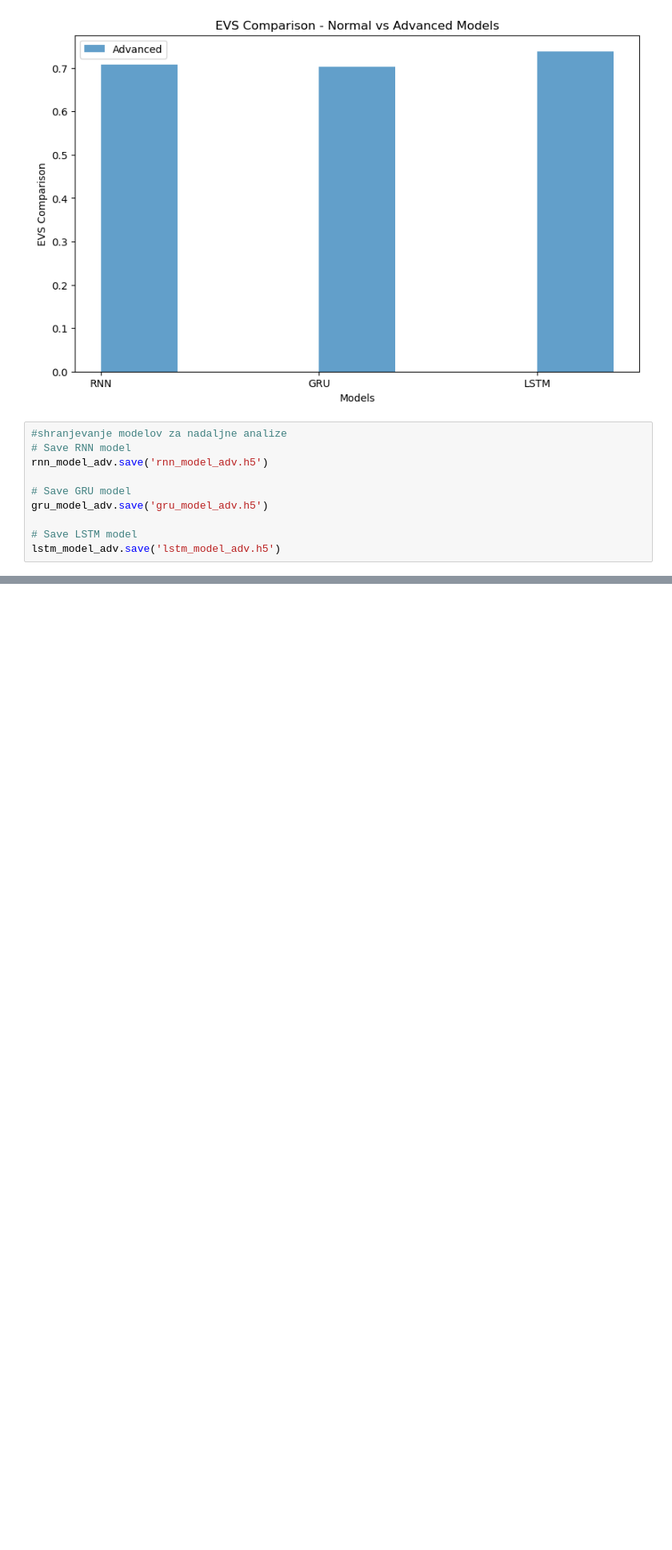
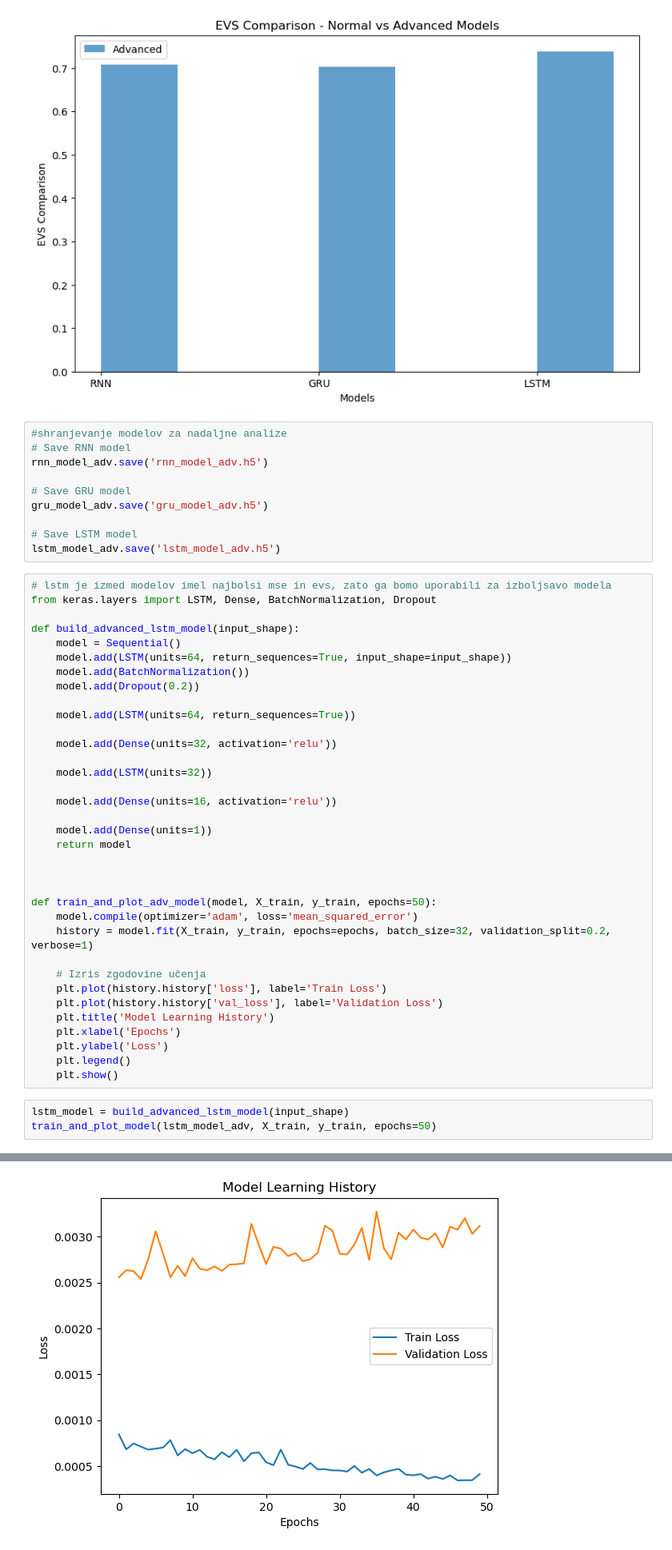
Before and after one commit to trdin/air_quality_RNN, a Jupyter notebook: projekt.ipynb, the cells around one changed output, grey strips where cells are left out. Shown at 80% size. Drawn from its saved outputs; the diff is of its cells as text; blank space fills up the shorter version.

Commit message:
buiding an advanced model

```diff
--- a/projekt.ipynb
+++ b/projekt.ipynb
@@ -659,3 +659,42 @@ gru_model_adv.save('gru_model_adv.h5')
 
 # Save LSTM model
 lstm_model_adv.save('lstm_model_adv.h5')
+# %%
+# lstm je izmed modelov imel najbolsi mse in evs, zato ga bomo uporabili za izboljsavo modela
+from keras.layers import LSTM, Dense, BatchNormalization, Dropout
+
+def build_advanced_lstm_model(input_shape):
+    model = Sequential()
+    model.add(LSTM(units=64, return_sequences=True, input_shape=input_shape))
+    model.add(BatchNormalization())
+    model.add(Dropout(0.2))
+
+    model.add(LSTM(units=64, return_sequences=True))
+
+    model.add(Dense(units=32, activation='relu'))
+
+    model.add(LSTM(units=32))
+
+    model.add(Dense(units=16, activation='relu'))
+
+    model.add(Dense(units=1))
+    return model
+
+
+
+def train_and_plot_adv_model(model, X_train, y_train, epochs=50):
+    model.compile(optimizer='adam', loss='mean_squared_error')
+    history = model.fit(X_train, y_train, epochs=epochs, batch_size=32, validation_split=0.2, verbose=1)
+
+    # Izris zgodovine učenja
+    plt.plot(history.history['loss'], label='Train Loss')
+    plt.plot(history.history['val_loss'], label='Validation Loss')
+    plt.title('Model Learning History')
+    plt.xlabel('Epochs')
+    plt.ylabel('Loss')
+    plt.legend()
+    plt.show()
+# %%
+lstm_model = build_advanced_lstm_model(input_shape)
+train_and_plot_model(lstm_model_adv, X_train, y_train, epochs=50)
+# %% [output]
@@ -661,0 +718 @@ lstm_model_adv.save('lstm_model_adv.h5')
+[figure, added]
```
Also changed, not shown: parts of 5 cells of this notebook.
